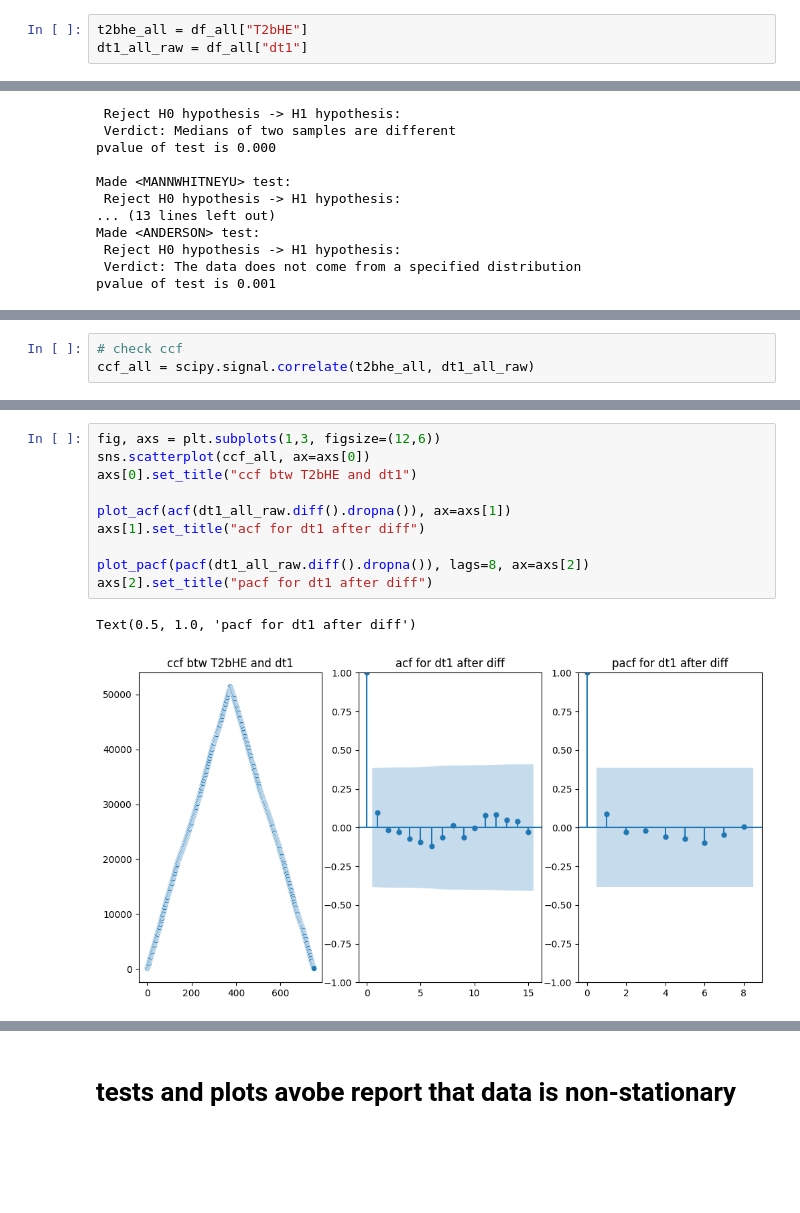
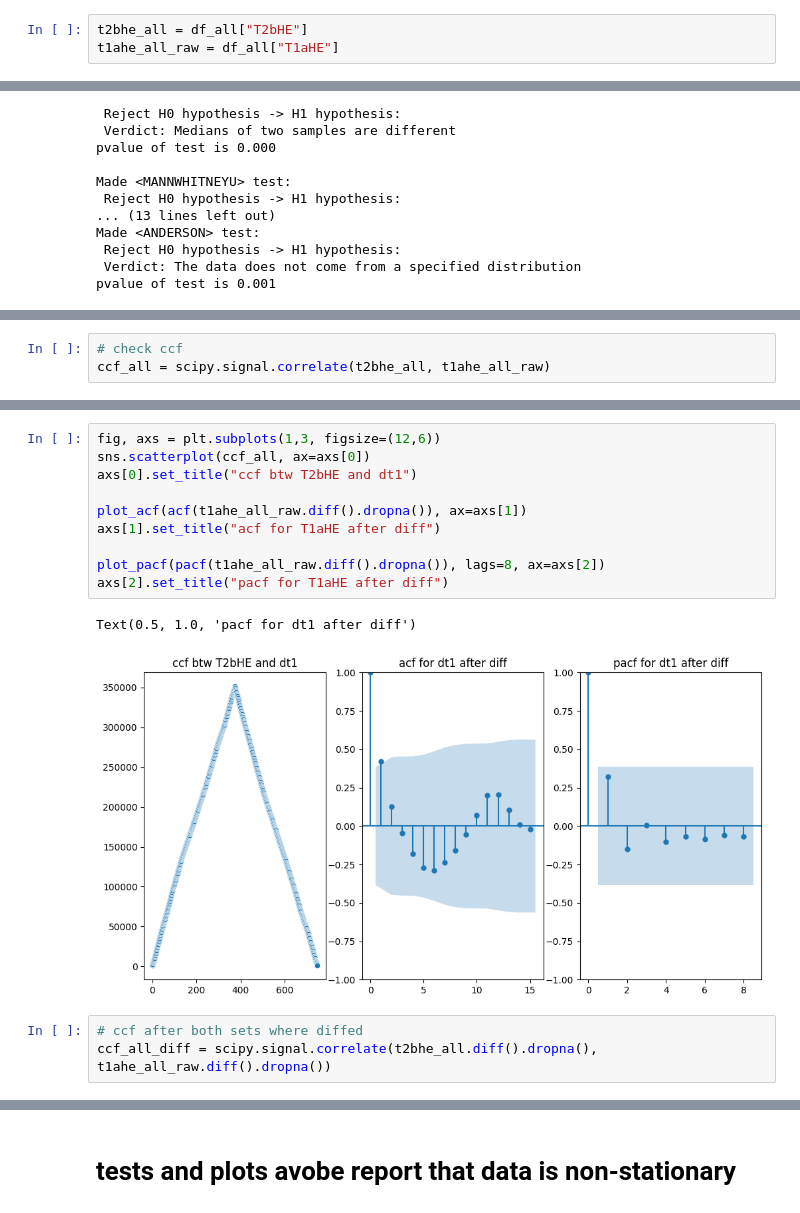
Before and after one commit to mrzlkaaa/irtt_cooling_system, a Jupyter notebook: jupyter/Detail_Analysis_Statistics_Fouling_HE_CH2 - Time_Series_Analysis_GBR.ipynb, the cells around one changed output, grey strips where cells are left out. Saved outputs shown, nothing was run; the diff lists cells and outputs as text; blank space fills up the shorter version.

```diff
--- a/jupyter/Detail_Analysis_Statistics_Fouling_HE_CH2 - Time_Series_Analysis_GBR.ipynb
+++ b/jupyter/Detail_Analysis_Statistics_Fouling_HE_CH2 - Time_Series_Analysis_GBR.ipynb
@@ -312,6 +338,6 @@ sns.heatmap(df_all.loc[:, ["T2bHE", "T1bHE", "T1aHE", "dt1", "QbyIP"]].corr(meth
 # %%
 t2bhe_all = df_all["T2bHE"]
-dt1_all_raw = df_all["dt1"]
+t1ahe_all_raw = df_all["T1aHE"]
 # %%
 # check data for stationarity
 ts_t2bhe_all, np_t2bhe_all = TimeSeries(t2bhe_all), NonParametric(t2bhe_all)
@@ -381,7 +410,7 @@ Made <ANDERSON> test:
 pvalue of test is 0.000
 # %%
 # check ccf
-ccf_all = scipy.signal.correlate(t2bhe_all, dt1_all_raw)
+ccf_all = scipy.signal.correlate(t2bhe_all, t1ahe_all_raw)
 # %%
 fig, axs = plt.subplots(1,3, figsize=(12,6))
 sns.scatterplot(ccf_all, ax=axs[0])
@@ -424,13 +453,16 @@ Text(0.5, 1.0, 'pacf for dt1')
 # %%
 fig, axs = plt.subplots(1,3, figsize=(12,6))
 sns.scatterplot(ccf_all, ax=axs[0])
 axs[0].set_title("ccf btw T2bHE and dt1")
 
-plot_acf(acf(dt1_all_raw.diff().dropna()), ax=axs[1])
-axs[1].set_title("acf for dt1 after diff")
+plot_acf(acf(t1ahe_all_raw.diff().dropna()), ax=axs[1])
+axs[1].set_title("acf for T1aHE after diff")
 
-plot_pacf(pacf(dt1_all_raw.diff().dropna()), lags=8, ax=axs[2])
-axs[2].set_title("pacf for dt1 after diff")
+plot_pacf(pacf(t1ahe_all_raw.diff().dropna()), lags=8, ax=axs[2])
+axs[2].set_title("pacf for T1aHE after diff")
 # %% [output]
 Text(0.5, 1.0, 'pacf for dt1 after diff')
-[figure, old version]
+[figure, new version]
+# %%
+# ccf after both sets where diffed
+ccf_all_diff = scipy.signal.correlate(t2bhe_all.diff().dropna(), t1ahe_all_raw.diff().dropna())
```
Also changed, not shown: parts of 70 cells of this notebook, 14 other files.
